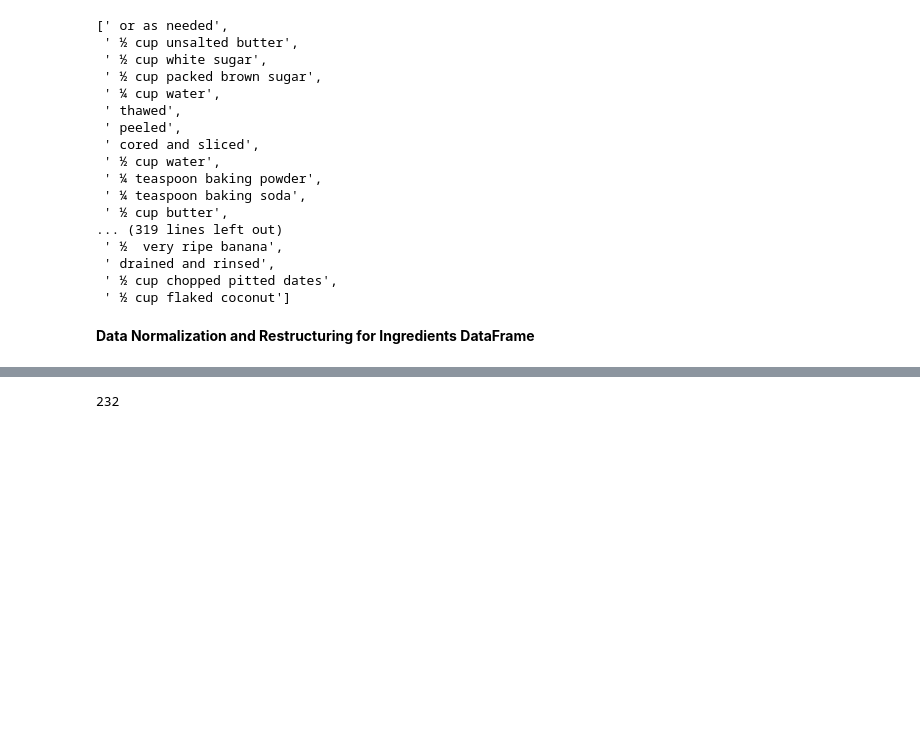
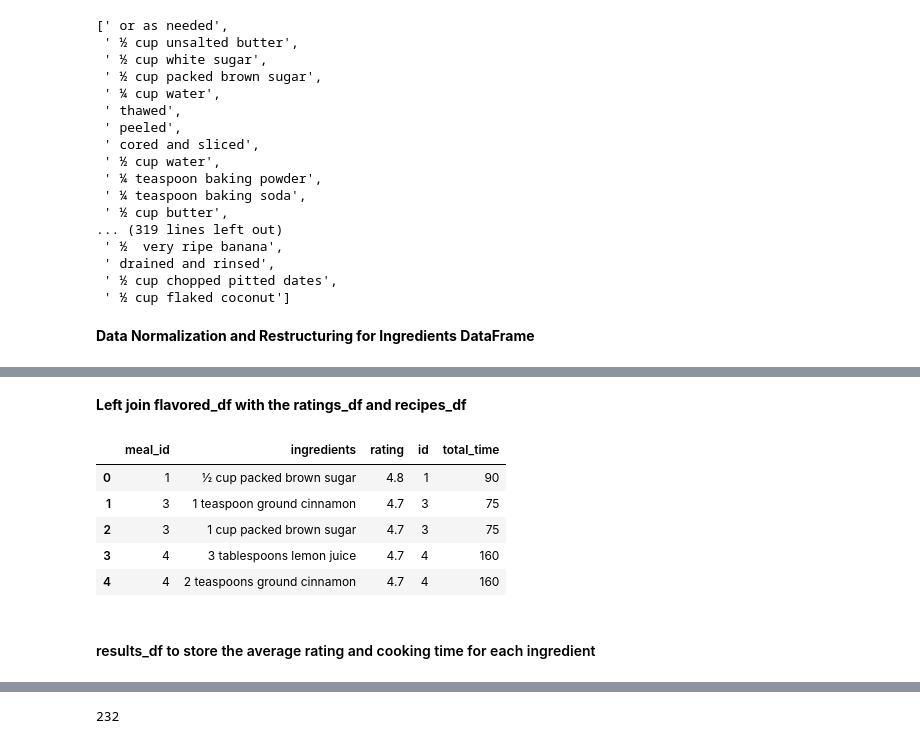
Before and after one commit to emiwuwu/DessertPalette, a Jupyter notebook: DessertPalette_Recipes.ipynb, the cells around one changed output, grey strips where cells are left out. Saved outputs shown, nothing was run; the diff lists cells and outputs as text; code cells hidden in the pictures; blank space fills up the shorter version.

```diff
--- a/DessertPalette_Recipes.ipynb
+++ b/DessertPalette_Recipes.ipynb
@@ -367,12 +406,0 @@ print(r_max)
-# %%
-# Rename the 'id' column to 'meal_id' in the 'ratings_df' DataFrame
-ratings_df.rename(columns={'id': 'meal_id'}, inplace=True)
-
-# Add a new 'id' column with values ranging from 1 to the length of the DataFrame
-ratings_df['id'] = range(1, len(ratings_df) + 1)
-
-# Select and reorder the columns you want to keep in the DataFrame
-ratings_df = ratings_df[['id', 'meal_id', 'rating']]
-
-# Display the first few rows of the updated DataFrame
-ratings_df.head()
@@ -423,0 +434,7 @@ nutritions_df.head()
+# %%
+# List of flavored ingredients
+flavors = ['almond', 'apricot', 'banana','blackberries', 'blueberries','brown sugar', 'caramel', 'cardamom',
+           'cherry','cherries','chocolate', 'cinnamon', 'coconut', 'cranberries', 'date', 'fig', 'ginger', 'hazelnut',
+           'heavy cream','lemon', 'lime', 'mango', 'maple syrup', 'mixed fruit', 'nutmeg', 'orange', 'peach', 'pecan', 'persimmon',
+           'pineapple', 'raisin', 'raspberry', 'raspberries', 'rolled oats', 'rum flavored extract', 'strawberry', 'strawberries',
+           'vanilla extract','walnut', 'watermelon']
@@ -423,0 +443,6 @@ nutritions_df.head()
+# %%
+# Create a regex pattern by joining the flavored ingredients with the "|" (OR) operator
+pattern = '|'.join(flavors)
+
+# Use str.contains() with the regex pattern
+flavors_df = ingredients_df[ingredients_df['ingredients'].str.contains(pattern, case=False, regex=True)]
@@ -423,0 +459,15 @@ nutritions_df.head()
+# %% [markdown]
+**Left join flavored_df with the ratings_df and recipes_df**
+# %%
+merged_df= flavors_df.merge(ratings_df, how='left', on='meal_id')
+merged_df= merged_df.merge(recipes_df[['id','total_time']], how='left', left_on='meal_id', right_on='id')
+merged_df.head()
+# %% [output]
+|  | meal_id | ingredients | rating | id | total_time |
+| 0 | 1 | ½ cup packed brown sugar | 4.8 | 1 | 90 |
+| 1 | 3 | 1 teaspoon ground cinnamon | 4.7 | 3 | 75 |
+| 2 | 3 | 1 cup packed brown sugar | 4.7 | 3 | 75 |
+| 3 | 4 | 3 tablespoons lemon juice | 4.7 | 4 | 160 |
+| 4 | 4 | 2 teaspoons ground cinnamon | 4.7 | 4 | 160 |
+# %% [markdown]
+#### results_df to store the average rating and cooking time for each ingredient
```
Also changed, not shown: parts of 45 cells of this notebook, 8 other files.
